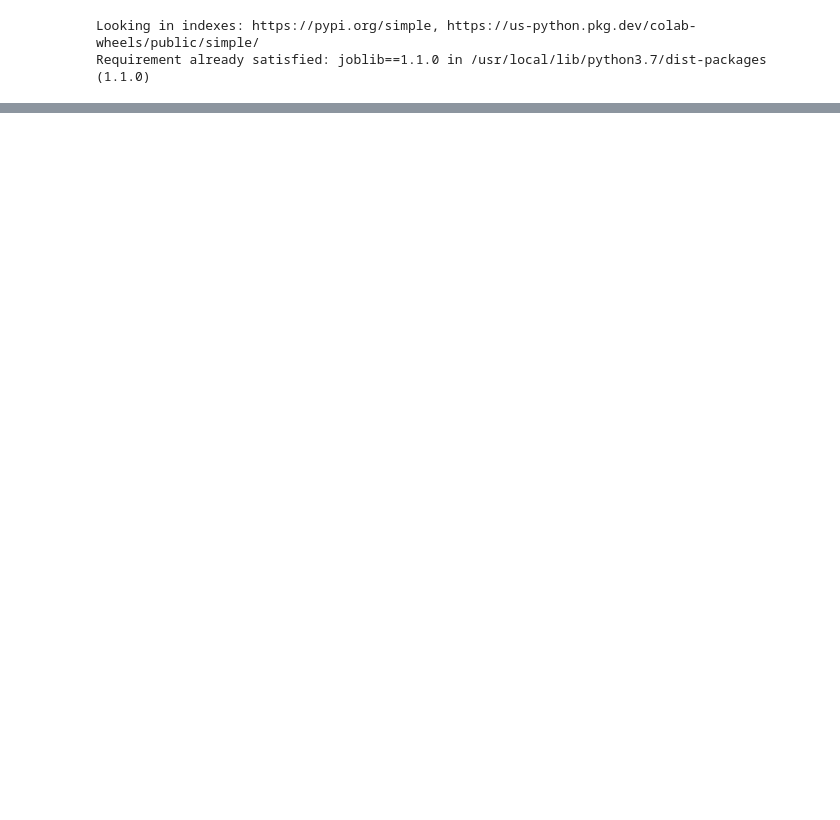
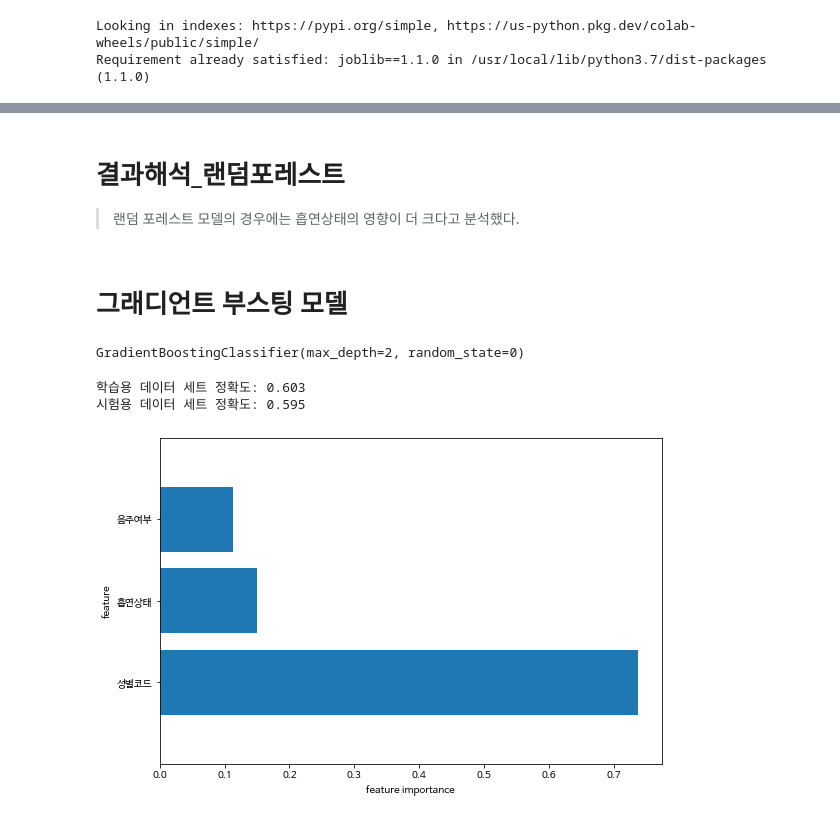
Before and after one commit to unanida/IT-BI2022, a Jupyter notebook: ITB_개인과제2_kyn.ipynb, the cells around one changed output, grey strips where cells are left out. Drawn from its saved outputs; the diff is of its cells as text; code cells hidden in the pictures; blank space fills up the shorter version.

```diff
--- a/ITB_개인과제2_kyn.ipynb
+++ b/ITB_개인과제2_kyn.ipynb
@@ -444,0 +437,25 @@ plt.show()
+# %% [markdown]
+# **결과해석_랜덤포레스트**
+
+
+> 랜덤 포레스트 모델의 경우에는 흡연상태의 영향이 더 크다고 분석했다.
+# %% [markdown]
+# 그래디언트 부스팅 모델
+# %%
+from sklearn.ensemble import GradientBoostingClassifier
+# 기본값은 max_depth= 3, n_estimators=100, learning_rate = 0.1
+
+gbrt = GradientBoostingClassifier(random_state=0, max_depth=2)
+gbrt.fit(X_train, y_train)
+# %% [output]
+GradientBoostingClassifier(max_depth=2, random_state=0)
+# %%
+print("학습용 데이터 세트 정확도: {:.3f}".format(gbrt.score(X_train, y_train)))
+print("시험용 데이터 세트 정확도: {:.3f}".format(gbrt.score(X_test, y_test)))
+# %% [output]
+학습용 데이터 세트 정확도: 0.603
+시험용 데이터 세트 정확도: 0.595
+# %%
+plot_feature_importances(gbrt)
+# %% [output]
+[figure, added]
```
Also changed, not shown: parts of 63 cells of this notebook.
